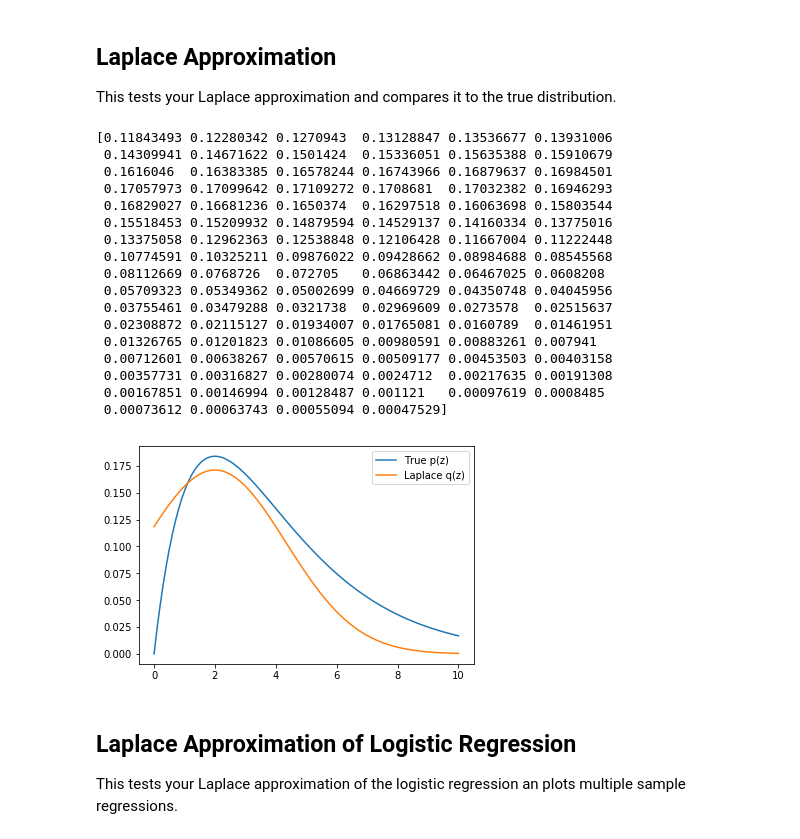
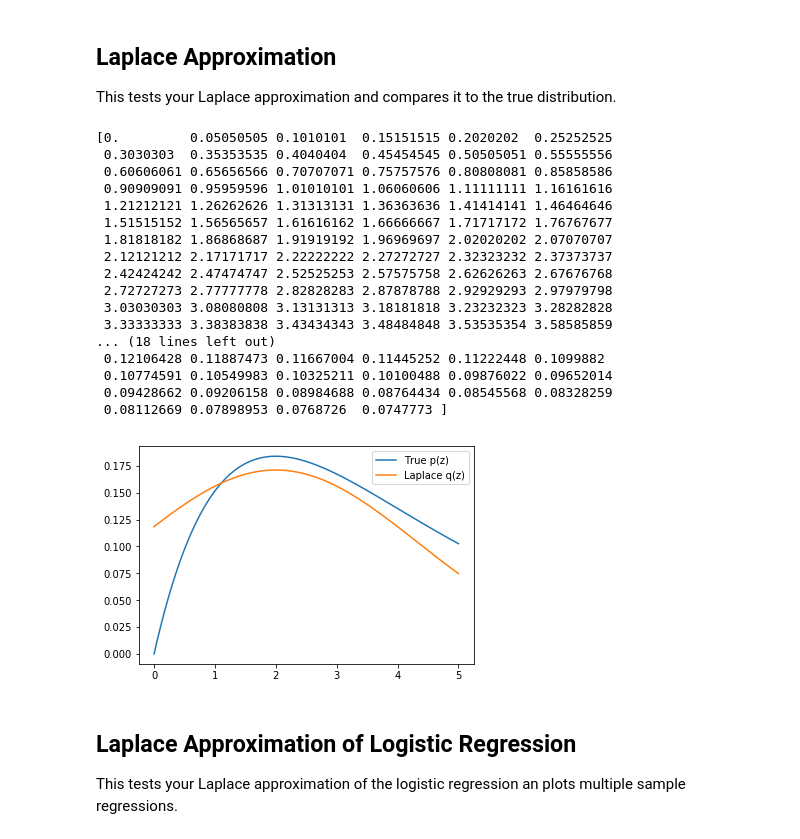
Before and after one commit to adrianlwn/Probabilistic-Inference-Works, a Jupyter notebook: logistic_regression_extra.ipynb, the cells around one changed output. Cells and saved outputs as stored; diff of their text form; code cells hidden in the pictures.

```diff
--- a/logistic_regression_extra.ipynb
+++ b/logistic_regression_extra.ipynb
@@ -74,33 +74,33 @@ array([-1.20688967,  1.81202051])
 ## Laplace Approximation
 This tests your Laplace approximation and compares it to the true distribution.
 # %%
-z = np.linspace(0,10,100)
+z = np.linspace(0,5,100)
 p = stats.chi2.pdf(z, 4)
 
 q = laplace_q(z)
 plt.plot(z, p)
 plt.plot(z, q)
 plt.legend(['True p(z)', 'Laplace q(z)'])
 plt.show()
 # %% [output]
-[0.11843493 0.12280342 0.1270943  0.13128847 0.13536677 0.13931006
- 0.14309941 0.14671622 0.1501424  0.15336051 0.15635388 0.15910679
- 0.1616046  0.16383385 0.16578244 0.16743966 0.16879637 0.16984501
- 0.17057973 0.17099642 0.17109272 0.1708681  0.17032382 0.16946293
- 0.16829027 0.16681236 0.1650374  0.16297518 0.16063698 0.15803544
- 0.15518453 0.15209932 0.14879594 0.14529137 0.14160334 0.13775016
- 0.13375058 0.12962363 0.12538848 0.12106428 0.11667004 0.11222448
- 0.10774591 0.10325211 0.09876022 0.09428662 0.08984688 0.08545568
- 0.08112669 0.0768726  0.072705   0.06863442 0.06467025 0.0608208
- 0.05709323 0.05349362 0.05002699 0.04669729 0.04350748 0.04045956
- 0.03755461 0.03479288 0.0321738  0.02969609 0.0273578  0.02515637
- 0.02308872 0.02115127 0.01934007 0.01765081 0.0160789  0.01461951
- 0.01326765 0.01201823 0.01086605 0.00980591 0.00883261 0.007941
- 0.00712601 0.00638267 0.00570615 0.00509177 0.00453503 0.00403158
- 0.00357731 0.00316827 0.00280074 0.0024712  0.00217635 0.00191308
- 0.00167851 0.00146994 0.00128487 0.001121   0.00097619 0.0008485
- 0.00073612 0.00063743 0.00055094 0.00047529]
+[0.         0.05050505 0.1010101  0.15151515 0.2020202  0.25252525
+ 0.3030303  0.35353535 0.4040404  0.45454545 0.50505051 0.55555556
+ 0.60606061 0.65656566 0.70707071 0.75757576 0.80808081 0.85858586
+ 0.90909091 0.95959596 1.01010101 1.06060606 1.11111111 1.16161616
+ 1.21212121 1.26262626 1.31313131 1.36363636 1.41414141 1.46464646
+ 1.51515152 1.56565657 1.61616162 1.66666667 1.71717172 1.76767677
+ 1.81818182 1.86868687 1.91919192 1.96969697 2.02020202 2.07070707
+ 2.12121212 2.17171717 2.22222222 2.27272727 2.32323232 2.37373737
+ 2.42424242 2.47474747 2.52525253 2.57575758 2.62626263 2.67676768
+ 2.72727273 2.77777778 2.82828283 2.87878788 2.92929293 2.97979798
+ 3.03030303 3.08080808 3.13131313 3.18181818 3.23232323 3.28282828
+ 3.33333333 3.38383838 3.43434343 3.48484848 3.53535354 3.58585859
+... (18 lines left out)
+ 0.12106428 0.11887473 0.11667004 0.11445252 0.11222448 0.1099882
+ 0.10774591 0.10549983 0.10325211 0.10100488 0.09876022 0.09652014
+ 0.09428662 0.09206158 0.08984688 0.08764434 0.08545568 0.08328259
+ 0.08112669 0.07898953 0.0768726  0.0747773 ]
-[figure, old version]
+[figure, new version]
 # %% [markdown]
 ## Laplace Approximation of Logistic Regression
 This tests your Laplace approximation of the logistic regression an plots multiple sample regressions.
```
Also changed, not shown: 1 other file.
